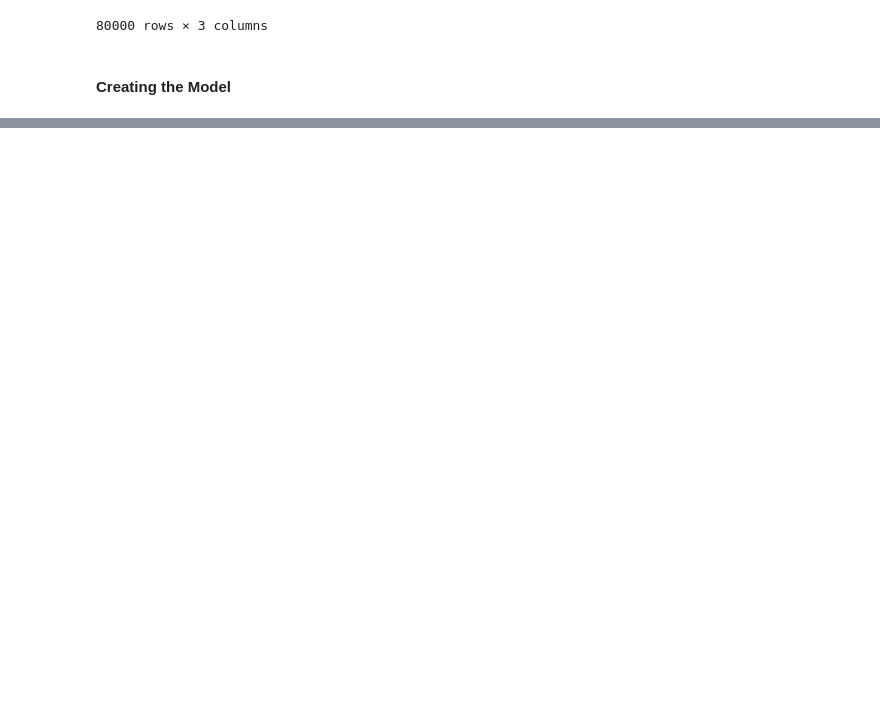
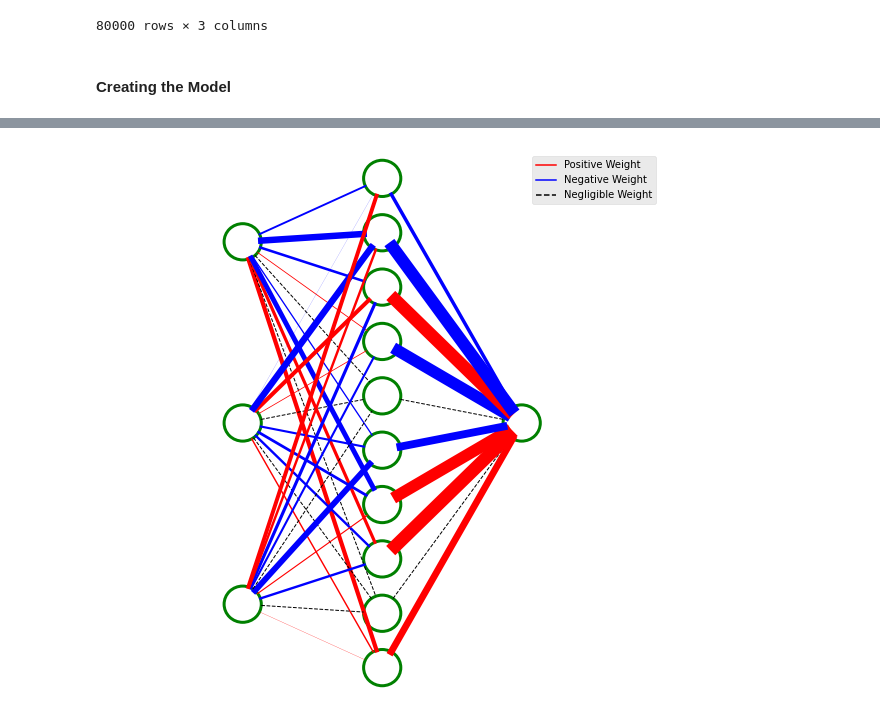
Before and after one commit to davisgriffin/Machine_Learning, a Jupyter notebook: Homework/davis_haney_homework4.ipynb, the cells around one changed output, grey strips where cells are left out. Saved outputs shown, nothing was run; the diff lists cells and outputs as text; code cells hidden in the pictures; blank space fills up the shorter version.

```diff
--- a/Homework/davis_haney_homework4.ipynb
+++ b/Homework/davis_haney_homework4.ipynb
@@ -84,0 +130,80 @@ printout
+# %%
+plt.close('all')
+plt.style.use('ggplot')
+radius = 1
+RANGE = clf.hidden_layer_sizes[0]*radius*3
+HORIZONTAL_SPACE = RANGE/(clf.n_layers_+1)
+
+fig, ax = plt.subplots()
+fig.set_size_inches(10, 10, forward=True)
+ax.set_xlim((0, RANGE))
+ax.set_ylim((0, RANGE))
+ax.axis('off')
+
+inputs = []
+hidden_layers = []
+outputs = []
+
+# plot input layer
+for i in range(clf.n_features_in_):
+    neuron = Circle((HORIZONTAL_SPACE, (RANGE/clf.n_features_in_)/2 + i*RANGE/clf.n_features_in_),
+        radius, fill=False, linewidth=3, color='g'
+    )
+    inputs.append(neuron)
+    ax.add_patch(neuron)
+
+# plot hidden layer(s)
+no_hidden_layers = clf.n_layers_ - 2 # -2 for input & output layer
+for i in range(no_hidden_layers):
+    layer = []
+    layer_size = clf.hidden_layer_sizes[i]
+    for j in range(layer_size):
+        neuron = Circle((HORIZONTAL_SPACE*(i+2), (RANGE/layer_size)/2 + j*RANGE/layer_size),
+            radius, fill=False, linewidth=3, color='g'
+        )
+        layer.append(neuron)
+        ax.add_patch(neuron)
+    hidden_layers.append(layer)
+
+    # if first hidden layer, use inputs, otherwise use previous layer
+    previous_layer = None
+    if i == 0:
+        previous_layer = inputs
+    else:
+        previous_layer = hidden_layers[i-1]
+
+    for j in range(layer_size):
+        for k in range(len(previous_layer)):
+            ax.add_line(
+                create_line(
+                    previous_layer[k],
+                    layer[j],
+                    clf.coefs_[i][k, j],
+                    radius,
+                )
+            )
+
+# plot output layer
+for i in range(clf.n_outputs_):
+    neuron = Circle((HORIZONTAL_SPACE*(clf.n_layers_), (RANGE/clf.n_outputs_)/2 + i*RANGE/clf.n_outputs_),
+        radius, fill=False, linewidth=3, color='g'
+    )
+    outputs.append(neuron)
+    ax.add_patch(neuron)
+
+for i in range(clf.n_outputs_):
+    for j in range(layer_size):
+        ax.add_line(
+            create_line(
+                hidden_layers[no_hidden_layers-1][j],
+                outputs[i],
+                clf.coefs_[len(clf.coefs_)-1][j],
+                radius,
+            )
+        )
+
+ax.legend(handles=custom_legend())
+
+plt.show()
+# %% [output]
+[figure, added]
```
Also changed, not shown: parts of 9 cells of this notebook.
